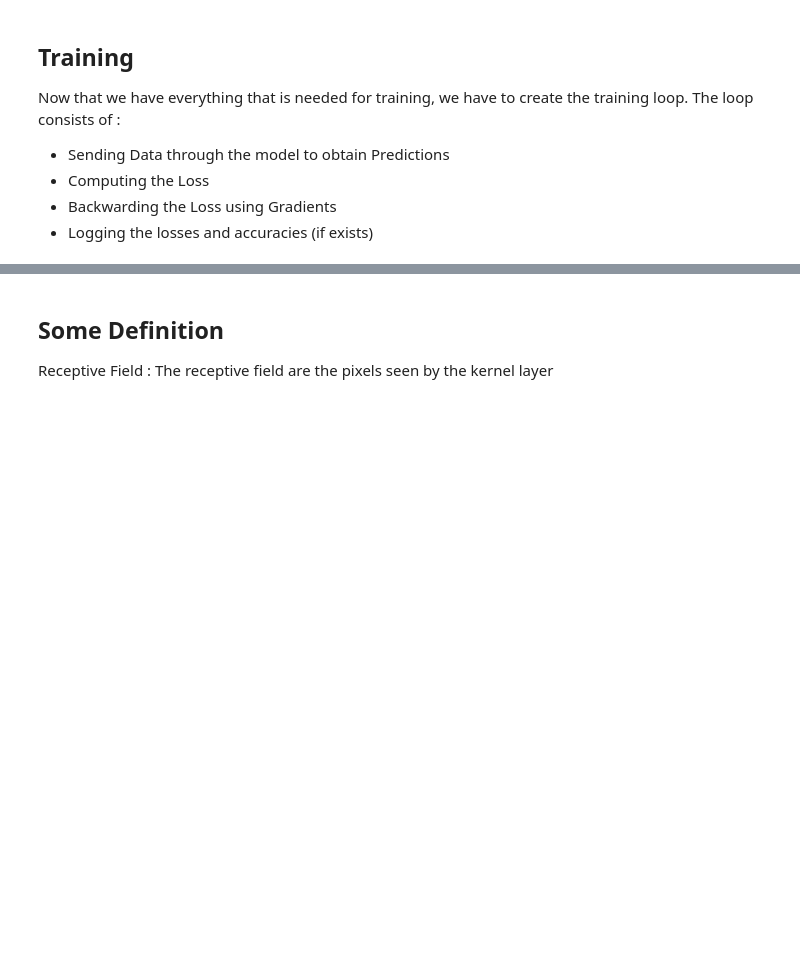
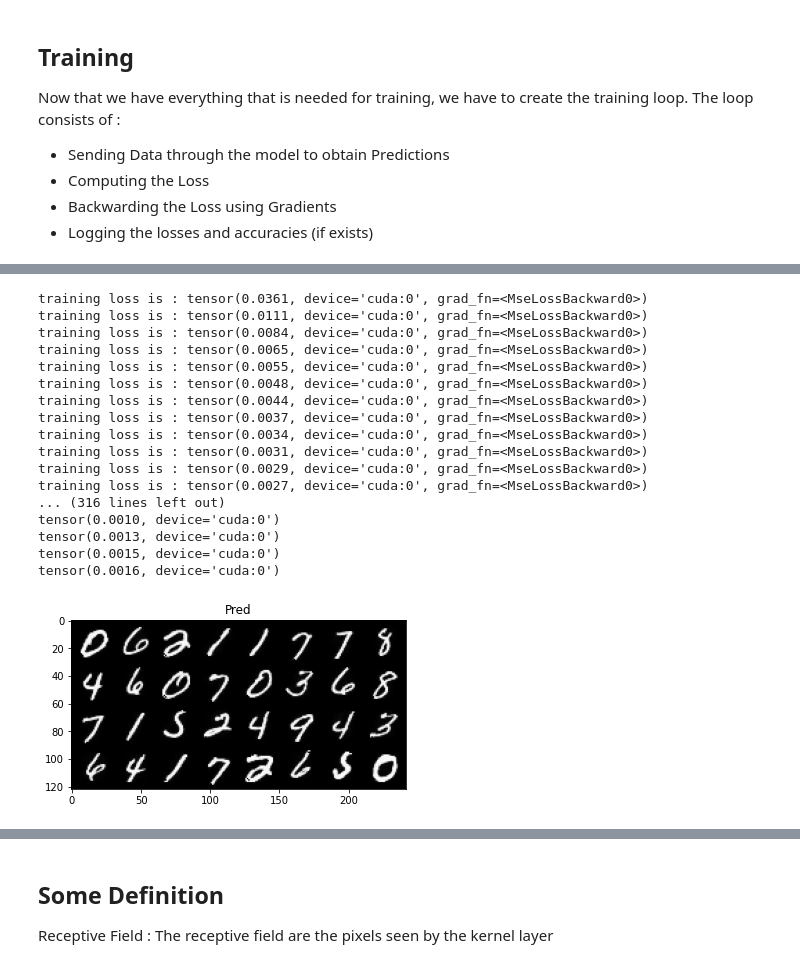
Before and after one commit to thad75/TP-ENSEA-ELEVE, a Jupyter notebook: 2A/Majeure Signal/AutoEncoder.ipynb, the cells around one changed output, grey strips where cells are left out. Cells and saved outputs as stored; diff of their text form; code cells hidden in the pictures; blank space fills up the shorter version.

```diff
--- a/2A/Majeure Signal/AutoEncoder.ipynb
+++ b/2A/Majeure Signal/AutoEncoder.ipynb
@@ -296,0 +474,80 @@ Ok now to see the effect of the compression, change the latent_size to different
+# %%
+# TODO : Change your model
+model = AutoEncoder(28*28,2048)
+# Train it
+num_epochs = 20
+device = 'cuda' if torch.cuda.is_available() else 'cpu'
+net = model.to(device)
+criterion = nn.MSELoss()
+learning_rate = 1e-3
+optimizer = torch.optim.Adam(model.parameters(), lr=learning_rate )
+for epoch in range(num_epochs) :
+    running_loss_t,running_loss_v = 0.0, 0.0
+    for i, data in enumerate(train_loader, 0):
+        # TODO : load the data into two variables
+        image, label = data
+        # TODO : reshape the input image so that it fit the input layers neuron numbers. Don't forget the Batch Size, the 1rst dimension must always be the Batch Size
+        image, label = data[0].view(data[0].shape[0],-1).to(device), data[1]
+        optimizer.zero_grad()
+        outputs = net(image)
+        outputs = outputs.view(data[0].shape)
+        loss = criterion(outputs, data[0].to(device))
+        loss.backward()
+        optimizer.step()
+        running_loss_t += loss.item()
+        if i == 50:
+          running_loss_t= running_loss_t/50
+          print('training loss is :',loss)
+    with torch.no_grad():
+      for i, data in enumerate(val_loader, 0):
+        image, label = data[0].view(data[0].shape[0],-1).to(device), data[1]
+        outputs = net(image)
+        outputs = outputs.view(data[0].shape)
+        loss = criterion(outputs, data[0].to(device))
+        running_loss_v += loss.item()
+        if i == 50:
+            running_loss_v= running_loss_v/50
+            print('validation loss is :',loss)
+
+# Test it
+
+import torch
+import torchvision
+import torchvision.transforms as transform
+import matplotlib.pyplot as plt
+import numpy as np
+
+with torch.no_grad():
+  running_loss = []
+  for i, data in enumerate(test_loader, 0):
+    image, label = data[0].view(data[0].shape[0],-1).to(device), data[1]
+    outputs = net(image)
+    outputs = outputs.view(data[0].shape)
+
+    loss = criterion(outputs, data[0].to(device))
+    print(loss)
+    running_loss.append(loss)
+
+# Plot the last batch
+imshow(torchvision.utils.make_grid(outputs.detach().cpu()),'Pred')
+imshow(torchvision.utils.make_grid(data[0]),'GT')
+sum(running_loss)
+# %% [output]
+training loss is : tensor(0.0361, device='cuda:0', grad_fn=<MseLossBackward0>)
+training loss is : tensor(0.0111, device='cuda:0', grad_fn=<MseLossBackward0>)
+training loss is : tensor(0.0084, device='cuda:0', grad_fn=<MseLossBackward0>)
+training loss is : tensor(0.0065, device='cuda:0', grad_fn=<MseLossBackward0>)
+training loss is : tensor(0.0055, device='cuda:0', grad_fn=<MseLossBackward0>)
+training loss is : tensor(0.0048, device='cuda:0', grad_fn=<MseLossBackward0>)
+training loss is : tensor(0.0044, device='cuda:0', grad_fn=<MseLossBackward0>)
+training loss is : tensor(0.0037, device='cuda:0', grad_fn=<MseLossBackward0>)
+training loss is : tensor(0.0034, device='cuda:0', grad_fn=<MseLossBackward0>)
+training loss is : tensor(0.0031, device='cuda:0', grad_fn=<MseLossBackward0>)
+training loss is : tensor(0.0029, device='cuda:0', grad_fn=<MseLossBackward0>)
+training loss is : tensor(0.0027, device='cuda:0', grad_fn=<MseLossBackward0>)
+... (316 lines left out)
+tensor(0.0010, device='cuda:0')
+tensor(0.0013, device='cuda:0')
+tensor(0.0015, device='cuda:0')
+tensor(0.0016, device='cuda:0')
+[figure, added]
```
Also changed, not shown: parts of 147 cells of this notebook.
